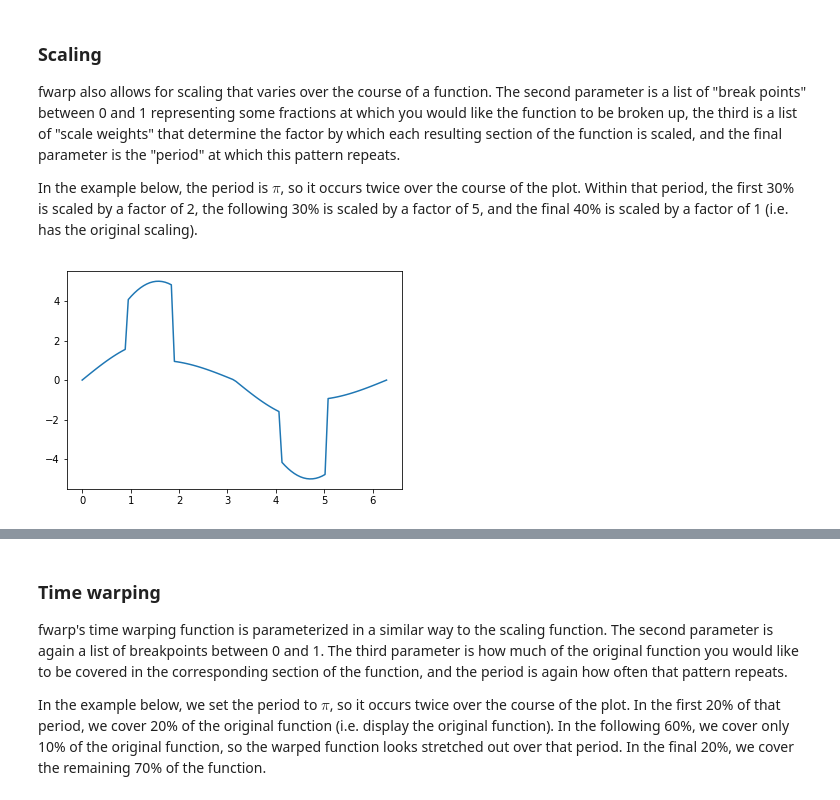
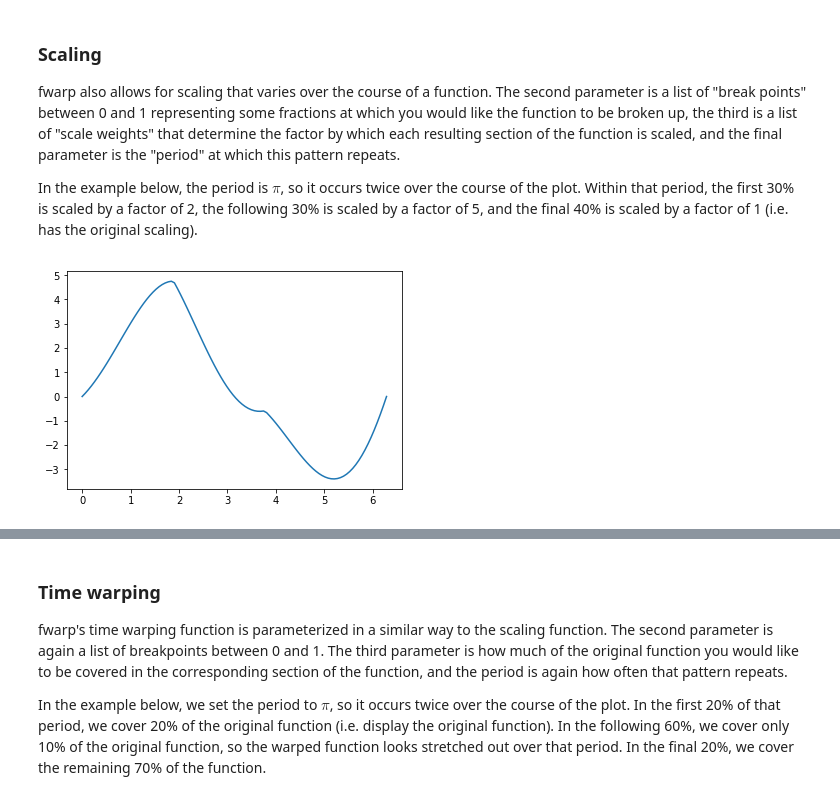
Before and after one commit to bkersbergen/warp, a Jupyter notebook: fwarp/demo.ipynb, the cells around one changed output, grey strips where cells are left out. Drawn from its saved outputs; the diff is of its cells as text; code cells hidden in the pictures.

```diff
--- a/fwarp/demo.ipynb
+++ b/fwarp/demo.ipynb
@@ -30,6 +31,6 @@ plt.plot(x, short_sin(x));
 
 It is also sometimes usefule to get a noisy version of a function. The `fwarp.add_noise` function returns a function that is a noisy version of the original. The second praameter into this function is the standard deviation of the gaussian noise added to the function.
 # %%
-noisy_sin = fwarp.add_noise(np.sin, 0.1)
+noisy_sin = warp.add_noise(np.sin, 0.1)
 plt.plot(x, noisy_sin(x));
 # %% [output]
@@ -41,7 +42,7 @@ fwarp also allows for scaling that varies over the course of a function. The sec
 
 In the example below, the period is $\pi$, so it occurs twice over the course of the plot. Within that period, the first 30% is scaled by a factor of 2, the following 30% is scaled by a factor of 5, and the final 40% is scaled by a factor of 1 (i.e. has the original scaling).
 # %%
-scaled_sin = fwarp.scale(np.sin, [.3, .6], [2, 5, 1], np.pi)
+scaled_sin = warp.scale(np.sin, [.3, .6], [2, 5, 1, 6], np.pi*2)
 plt.plot(x, scaled_sin(x));
 # %% [output]
-[figure, old version]
+[figure, new version]
```
Also changed, not shown: parts of 8 cells of this notebook, 1 other file.
